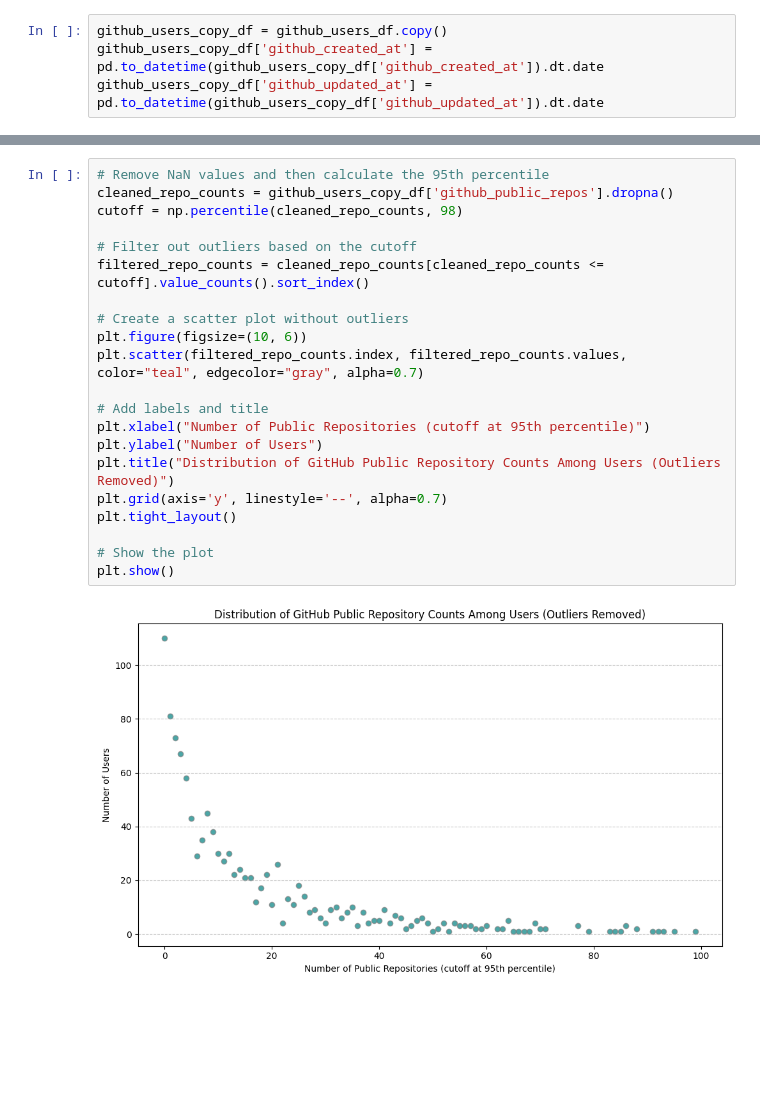
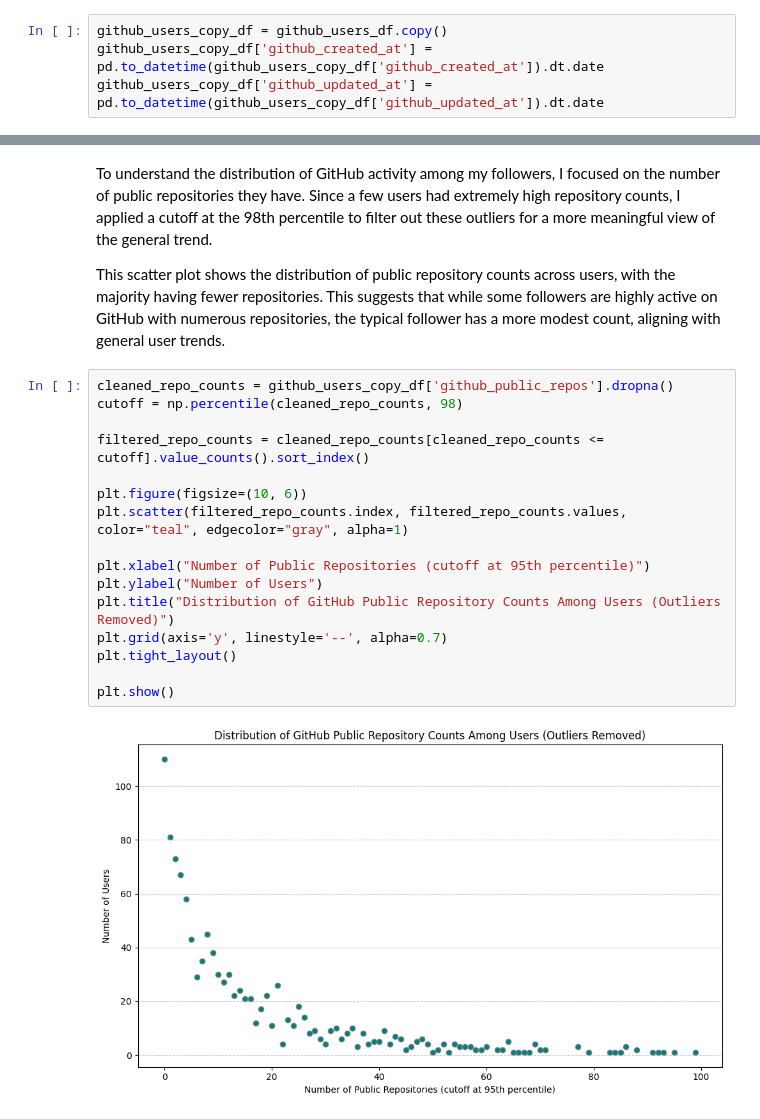
Before and after one commit to olgazju/blog_dev_to_audience_analyzer, a Jupyter notebook: analysis.ipynb, the cells around one changed output, grey strips where cells are left out. Drawn from its saved outputs; the diff is of its cells as text; blank space fills up the shorter version.

```diff
--- a/analysis.ipynb
+++ b/analysis.ipynb
@@ -1221,26 +1227,25 @@ plt.tight_layout()
 plt.show()
 # %% [output]
 [figure]
+# %% [markdown]
+To understand the distribution of GitHub activity among my followers, I focused on the number of public repositories they have. Since a few users had extremely high repository counts, I applied a cutoff at the 98th percentile to filter out these outliers for a more meaningful view of the general trend.
+
+This scatter plot shows the distribution of public repository counts across users, with the majority having fewer repositories. This suggests that while some followers are highly active on GitHub with numerous repositories, the typical follower has a more modest count, aligning with general user trends.
 # %%
-# Remove NaN values and then calculate the 95th percentile
 cleaned_repo_counts = github_users_copy_df['github_public_repos'].dropna()
 cutoff = np.percentile(cleaned_repo_counts, 98)
 
-# Filter out outliers based on the cutoff
 filtered_repo_counts = cleaned_repo_counts[cleaned_repo_counts <= cutoff].value_counts().sort_index()
 
-# Create a scatter plot without outliers
 plt.figure(figsize=(10, 6))
-plt.scatter(filtered_repo_counts.index, filtered_repo_counts.values, color="teal", edgecolor="gray", alpha=0.7)
+plt.scatter(filtered_repo_counts.index, filtered_repo_counts.values, color="teal", edgecolor="gray", alpha=1)
 
-# Add labels and title
 plt.xlabel("Number of Public Repositories (cutoff at 95th percentile)")
 plt.ylabel("Number of Users")
 plt.title("Distribution of GitHub Public Repository Counts Among Users (Outliers Removed)")
 plt.grid(axis='y', linestyle='--', alpha=0.7)
 plt.tight_layout()
 
-# Show the plot
 plt.show()
 # %% [output]
-[figure, old version]
+[figure, new version]
```
Also changed, not shown: parts of 70 cells of this notebook, 2 other files.
